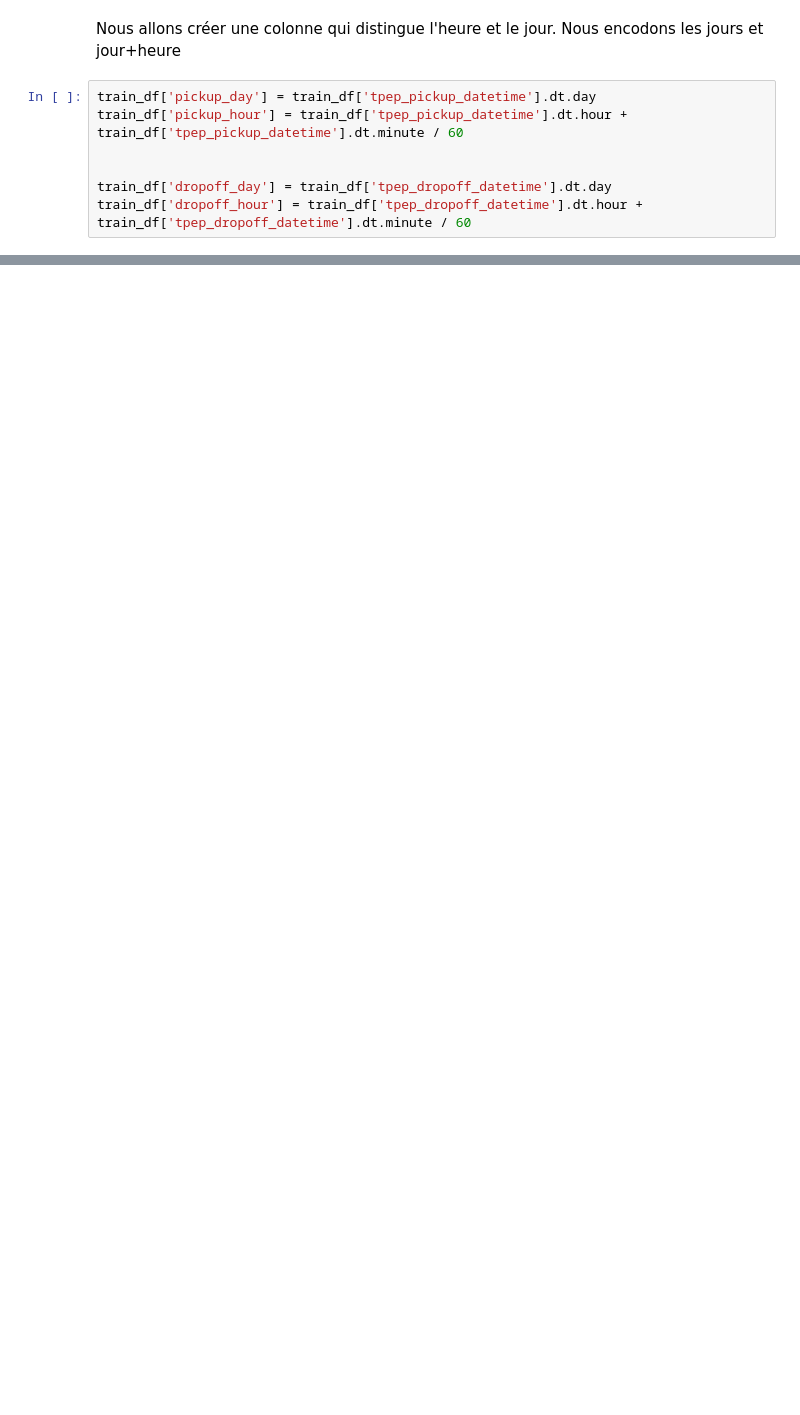
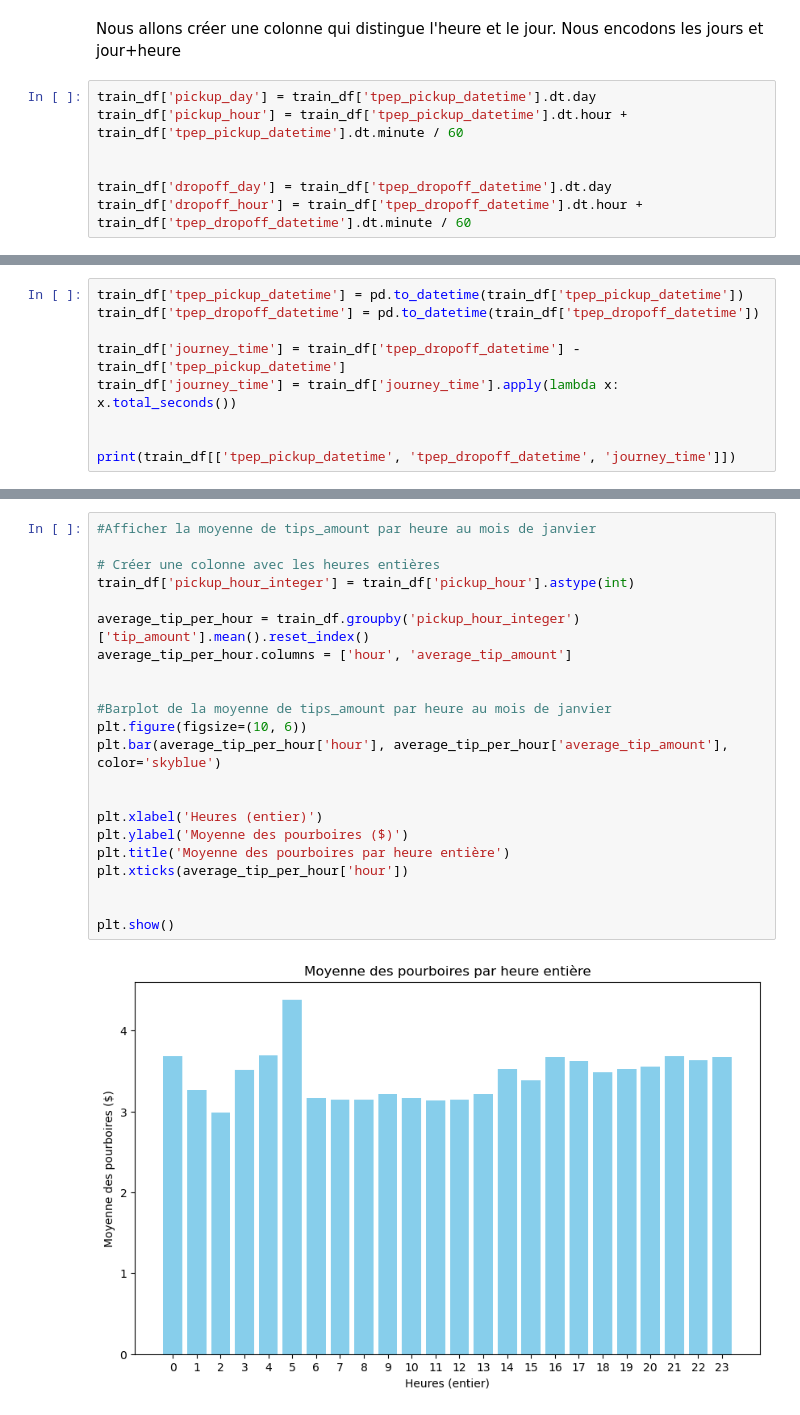
Before and after one commit to enzoben/NYC-taxis-tips, a Jupyter notebook: NYTT_data_analysis.ipynb, the cells around one changed output, grey strips where cells are left out. Cells and saved outputs as stored; diff of their text form; blank space fills up the shorter version.

```diff
--- a/NYTT_data_analysis.ipynb
+++ b/NYTT_data_analysis.ipynb
@@ -237,0 +240,9 @@ train_df['dropoff_hour'] = train_df['tpep_dropoff_datetime'].dt.hour + train_df[
+# %%
+train_df['tpep_pickup_datetime'] = pd.to_datetime(train_df['tpep_pickup_datetime'])
+train_df['tpep_dropoff_datetime'] = pd.to_datetime(train_df['tpep_dropoff_datetime'])
+
+train_df['journey_time'] = train_df['tpep_dropoff_datetime'] - train_df['tpep_pickup_datetime']
+train_df['journey_time'] = train_df['journey_time'].apply(lambda x: x.total_seconds())
+
+
+print(train_df[['tpep_pickup_datetime', 'tpep_dropoff_datetime', 'journey_time']])
@@ -237,0 +264,24 @@ train_df['dropoff_hour'] = train_df['tpep_dropoff_datetime'].dt.hour + train_df[
+# %%
+#Afficher la moyenne de tips_amount par heure au mois de janvier
+
+# Créer une colonne avec les heures entières
+train_df['pickup_hour_integer'] = train_df['pickup_hour'].astype(int)
+
+average_tip_per_hour = train_df.groupby('pickup_hour_integer')['tip_amount'].mean().reset_index()
+average_tip_per_hour.columns = ['hour', 'average_tip_amount']
+
+
+#Barplot de la moyenne de tips_amount par heure au mois de janvier
+plt.figure(figsize=(10, 6))
+plt.bar(average_tip_per_hour['hour'], average_tip_per_hour['average_tip_amount'], color='skyblue')
+
+
+plt.xlabel('Heures (entier)')
+plt.ylabel('Moyenne des pourboires ($)')
+plt.title('Moyenne des pourboires par heure entière')
+plt.xticks(average_tip_per_hour['hour'])
+
+
+plt.show()
+# %% [output]
+[figure, added]
```
Also changed, not shown: parts of 26 cells of this notebook.
